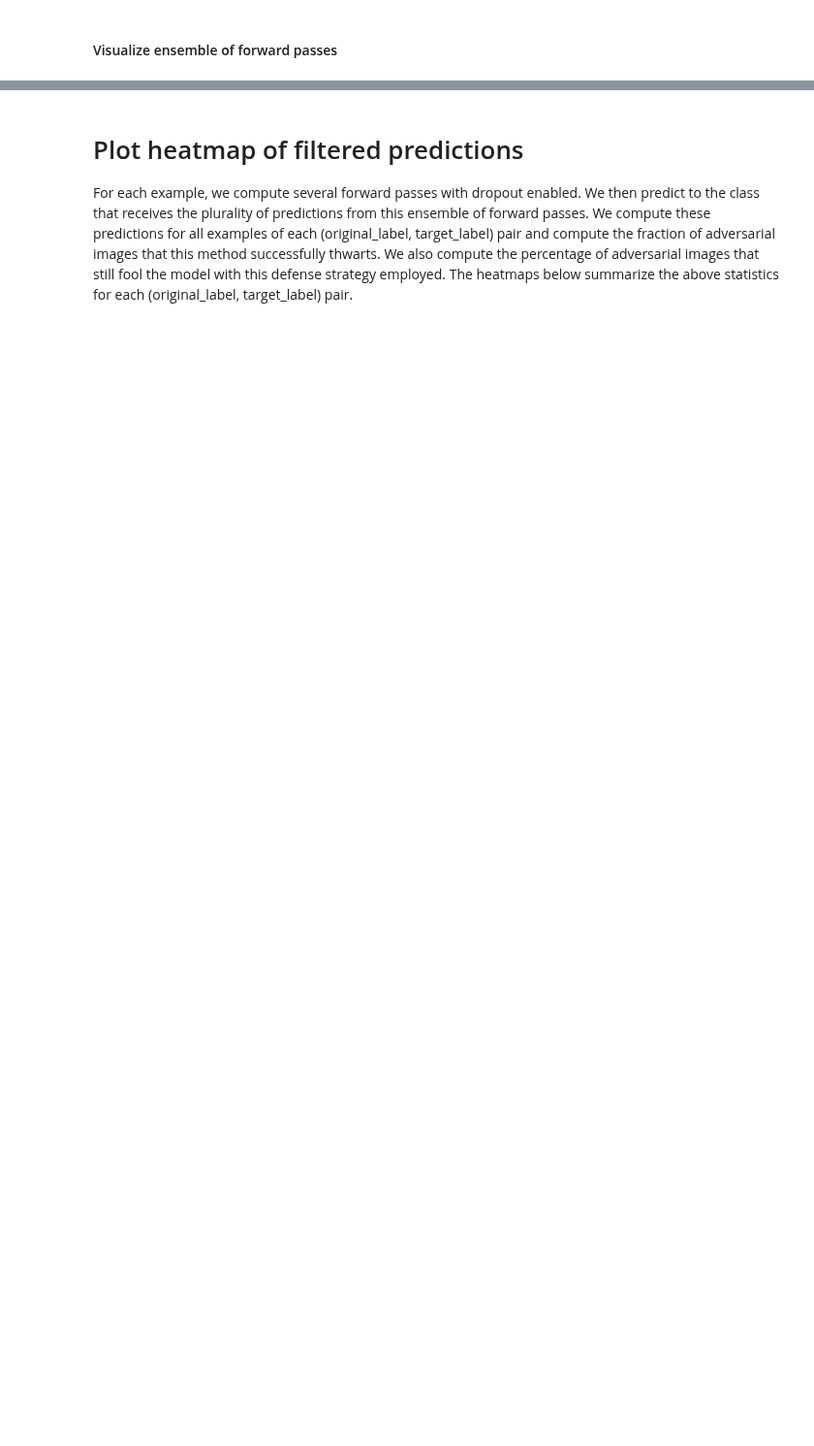
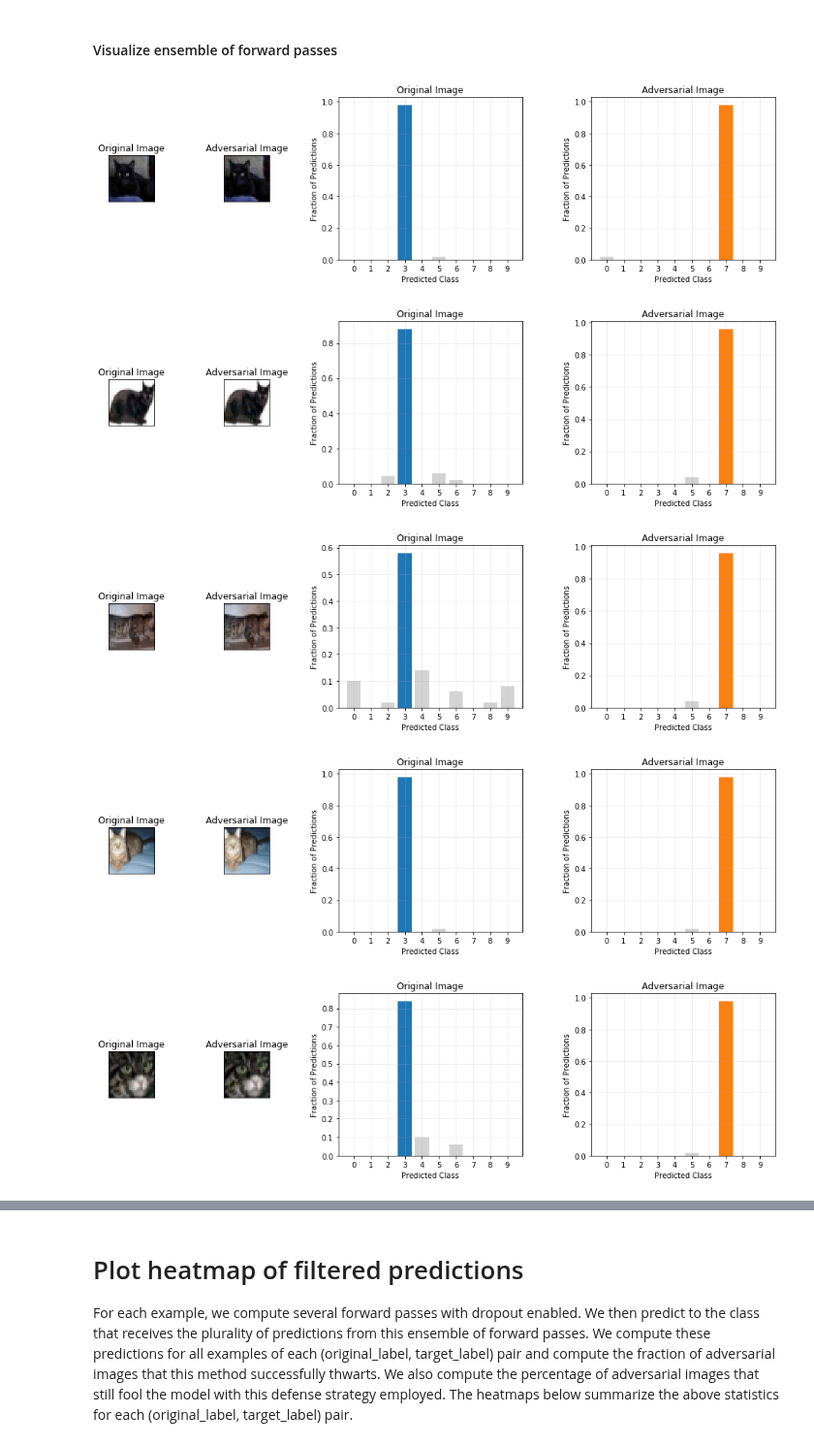
Before and after one commit to austinw218/CS231n, a Jupyter notebook: dropout_defense.ipynb, the cells around one changed output, grey strips where cells are left out. Shown at 97% size. Saved outputs shown, nothing was run; the diff lists cells and outputs as text; code cells hidden in the pictures; blank space fills up the shorter version.

Commit message:
Fixed minor dropout_defense.py error

```diff
--- a/dropout_defense.ipynb
+++ b/dropout_defense.ipynb
@@ -67,7 +41,7 @@ mnist.uncertainty_heatmap(dropout_prob=0.1, ensemble_size=50, method='entropy')
 #### Initialize an object of class Dropout_defense.
 It takes a few minutes to load the data.
 # %%
-cifar = Dropout_defense(dataset='cifar', num_examples=1000)
+cifar = Dropout_defense(dataset='cifar', file_name='cifar_momentum', num_examples=1000)
 # %% [output]
 Loading data...
   | 0 1 2 3 4 5 6 7 8 9
@@ -87,8 +61,14 @@ Data loaded. Took 77.7 seconds.
 #### Visualize ensemble of forward passes
 # %%
 cifar.visualize(dropout_prob=0.1,
-                original_label=8,
-                target_label=4,
+                original_label=3,
+                target_label=7,
                 ensemble_size=50,
                 type='prediction',
                 num_to_plot=10)
+# %% [output]
+[figure, added]
+[figure, added]
+[figure, added]
+[figure, added]
+[figure, added]
```
Also changed, not shown: parts of 7 cells of this notebook, 1 other file.
